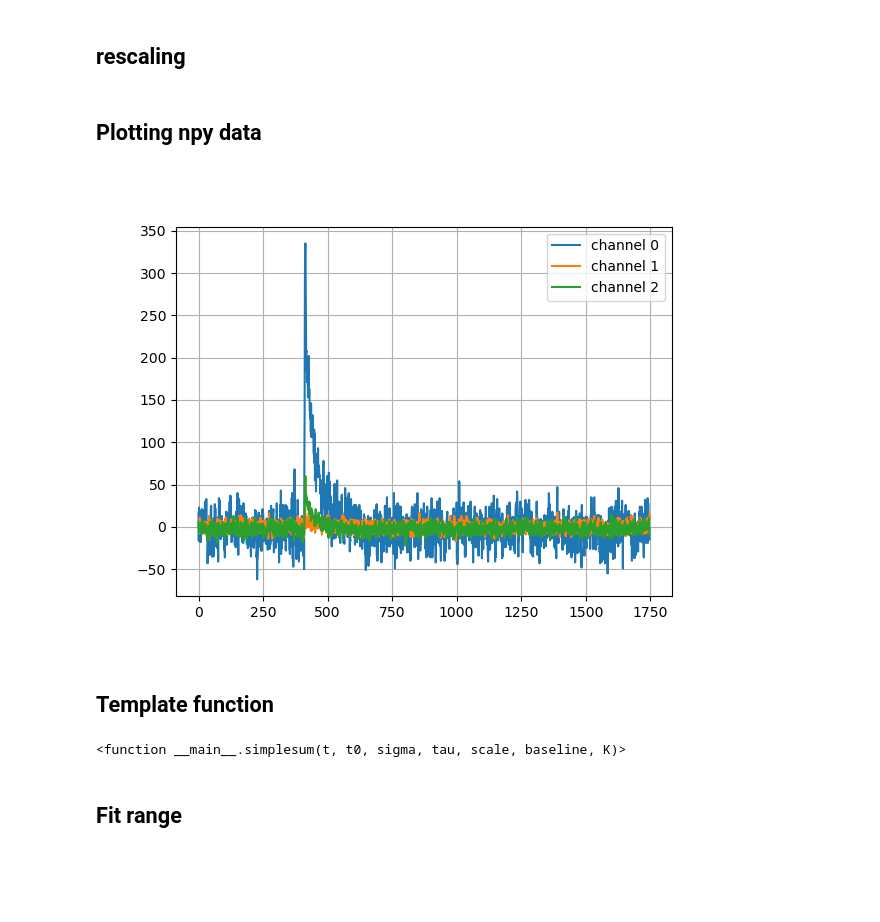
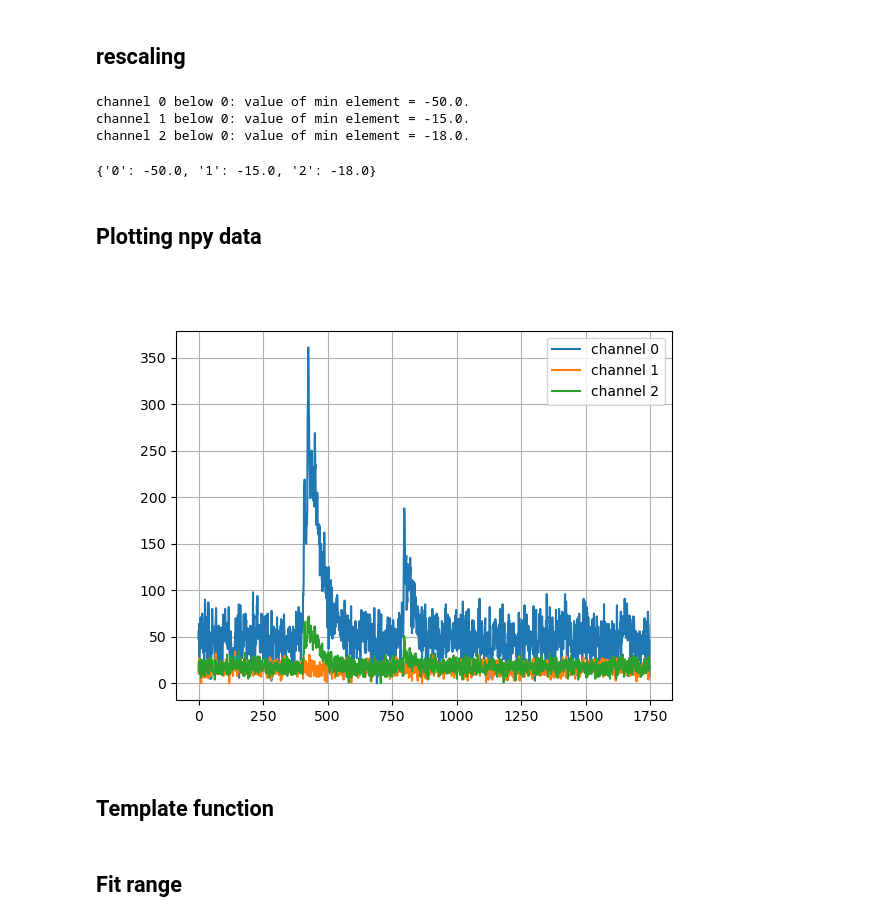
Before and after one commit to sarthchoudhary/ArGSet, a Jupyter notebook: notebooks/find_template_parameters.ipynb, the cells around one changed output. Saved outputs shown, nothing was run; the diff lists cells and outputs as text; code cells hidden in the pictures; blank space fills up the shorter version.

Commit message:
updated data preprocessing for fitting.

```diff
--- a/notebooks/find_template_parameters.ipynb
+++ b/notebooks/find_template_parameters.ipynb
@@ -116,4 +116,4 @@ wfs_arr = np.load("../finger_plots/midas_wfs_ls.npy", allow_pickle=True) # all p
 # %% [markdown]
 ## data selection
 # %%
-wfs = wfs_arr[3].copy() # had success with [1]
+og_wfs = wfs_arr[2].copy() # had success with [3]
@@ -129,24 +135,45 @@ wfs = wfs_arr[3].copy() # had success with [1]
 # %%
 # temp
 # 0.0010*simpson(wfs[2])
+# %%
+### shifting
+def transform_shift_wfs(og_wfs:np.ndarray) -> tuple:
+    wfs = np.copy(og_wfs)
+    shift_values = {}
+    for _c in range(3):
+        a = np.min(og_wfs[_c])
+        if a < 0:
+            print(f"channel {_c} below {0}: value of min element = {a}.")
+            wfs[_c] = og_wfs[_c] + np.abs(a)
+            shift_values[str(_c)] = a
+        else:
+            shift_values[str(_c)] = 0
+    return (wfs, shift_values)
+# %%
+wfs, shift_values = transform_shift_wfs(og_wfs)
+# wfs[2]
+# %% [output]
+channel 0 below 0: value of min element = -50.0.
+channel 1 below 0: value of min element = -15.0.
+channel 2 below 0: value of min element = -18.0.
+# %%
+shift_values
+# %% [output]
+{'0': -50.0, '1': -15.0, '2': -18.0}
 # %% [markdown]
 ## Plotting npy data
 # %%
 plt.close(2)
 plt.figure(2)
-
-# for _wf in range(wfs_arr.shape[0]):
-#     for _c in range(3):
-#         plt.plot(wfs_arr[_wf][_c])
-
+plt.title('transformed data')
 for _c in range(3):
     plt.plot(wfs[_c], label=f'channel {_c}')
 
 plt.legend()
 
 plt.grid()
 # %% [output]
-[figure, old version]
+[figure, new version]
 # %% [markdown]
 ## Template function
 # %%
@@ -157,9 +185,8 @@ plt.grid()
 def simplesum(t, t0, sigma, tau, scale, baseline, K):
     return baseline + K*((1-scale)/(sigma*np.sqrt(2*np.pi))*np.exp(-((t-t0)/(sigma))**2/2) + scale*np.heaviside(t-t0,0)/tau*np.exp(-(t-t0)/tau))
 # %%
-simplesum
+# @latexify.function()
+# simplesum
-# %% [output]
-<function __main__.simplesum(t, t0, sigma, tau, scale, baseline, K)>
 # %% [markdown]
 ## Fit range
 # %%
```
Also changed, not shown: parts of 36 cells of this notebook.
